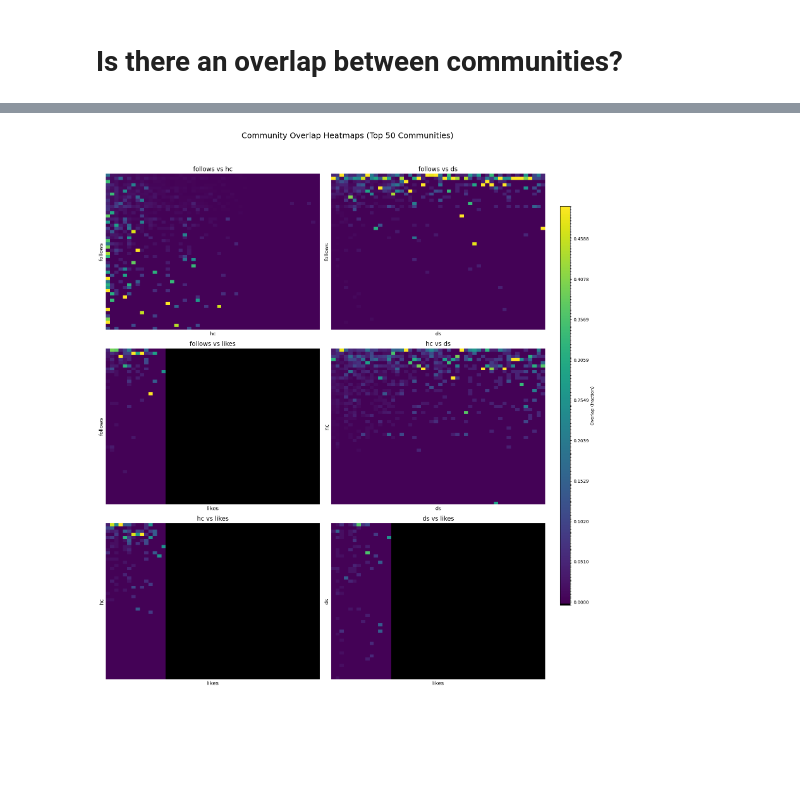
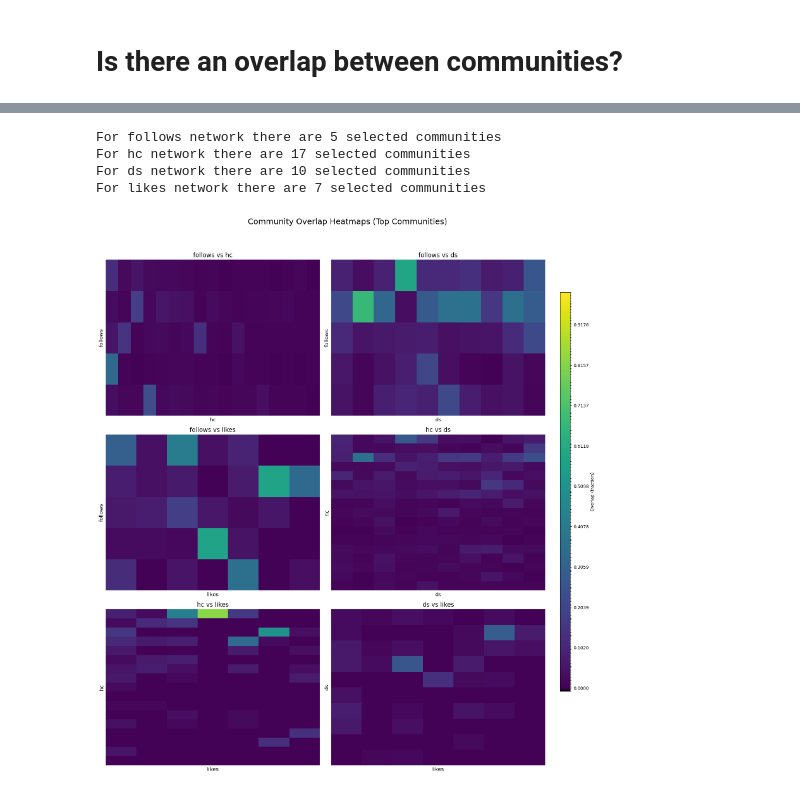
Before and after one commit to jbij/Bachelor, a Jupyter notebook: stats.ipynb, the cells around one changed output, grey strips where cells are left out. Cells and saved outputs as stored; diff of their text form; code cells hidden in the pictures; blank space fills up the shorter version.

Commit message:
feat:new community detection

```diff
--- a/stats.ipynb
+++ b/stats.ipynb
@@ -1005,20 +895,32 @@ Plotting overlap between 'ds' and 'likes'...
+# %%
+partitions = {
+    'hc': hc_partition,
+    'follows': follows_partition,
+    'ds': ds_partition,
+    'likes': likes_partition,
+}
+
+igraphs = {
+    'follows': follows_igraph,
+    'hc': hc_igraph,
+    'ds': ds_igraph,
+    'likes': likes_igraph,
+}
+# %%
+#selected_comms are already sorted
+selected_comms = {}
+for network in partitions.keys():
+    selected_comms[network] = select_top_communities(partitions[network], igraphs[network], coverage_threshold=0.8)
+    print(f"For {network} network there are {len(selected_comms[network])} selected communities")
+# %% [output]
+For follows network there are 5 selected communities
+For hc network there are 17 selected communities
+For ds network there are 10 selected communities
+For likes network there are 7 selected communities
 # %%
-import numpy as np
-import matplotlib.pyplot as plt
-import seaborn as sns
-from collections import defaultdict
-from itertools import combinations
-from matplotlib.colors import ListedColormap, BoundaryNorm
-
-# Assuming 'follows_node_to_module', 'hc_partition', 'ds_node_to_module', 'likes_partition',
-# and networks 'follows', 'hc', 'ds', 'likes' are already defined
-
-# Partitions and network sizes
-partitions = {
-    'follows': follows_node_to_module,
-    'hc': hc_partition,
-    'ds': ds_node_to_module,
-    'likes': likes_partition,
+community_sets = {
+    name: {i: set(members) for i, (_, members) in enumerate(comms)}
+    for name, comms in selected_comms.items()
 }
 
 network_sizes = {
@@ -1028,32 +930,22 @@ network_sizes = {
     'likes': likes.number_of_nodes(),
 }
 
-# Get top N communities by size
-def get_top_communities(partition, top_n=50):
-    communities = defaultdict(set)
-    for node, comm in partition.items():
-        communities[comm].add(node)
-    top = sorted(communities.items(), key=lambda x: len(x[1]), reverse=True)[:top_n]
-    return {i: nodes for i, (_, nodes) in enumerate(top)}
+def compute_percentage_overlap_matrix(comm_a, comm_b):
+    matrix = np.full((len(comm_a), len(comm_b)), -1.0)  # Use -1 to represent empty community overlap
 
-community_sets = {name: get_top_communities(part) for name, part in partitions.items()}
-
-# Compute percentage overlap matrix with -1 for empty communities
-def compute_percentage_overlap_matrix(comm_a, comm_b):
-    matrix = np.full((50, 50), -1.0)  # Use -1 to represent empty community overlap
-    for i in range(50):
+    for i in range(len(comm_a)):
         nodes_a = comm_a.get(i, set())
         if not nodes_a:
             continue
-        for j in range(50):
+        for j in range(len(comm_b)):
             nodes_b = comm_b.get(j, set())
             if not nodes_b:
                 continue
             intersection = nodes_a & nodes_b
             matrix[i, j] = len(intersection) / len(nodes_a)
+
     return matrix
 
-# Generate matrices
 network_names = list(community_sets.keys())
 overlap_matrices = {}
 
@@ -1064,7 +956,6 @@ for i in range(len(network_names)):
         matrix = compute_percentage_overlap_matrix(community_sets[smaller], community_sets[larger])
         overlap_matrices[(smaller, larger)] = matrix
 
-# Helper to safely retrieve overlap matrix and orient correctly
 def get_overlap_matrix_safe(overlap_matrices, net_a, net_b):
     key = (net_a, net_b)
     reverse_key = (net_b, net_a)
@@ -1075,14 +966,12 @@ def get_overlap_matrix_safe(overlap_matrices, net_a, net_b):
     else:
         raise KeyError(f"No overlap matrix found for networks: {net_a} and {net_b}")
 
-# Create custom colormap: black for -1, then viridis
 viridis = sns.color_palette("viridis", as_cmap=True)
 colors = ["black"] + [viridis(x) for x in np.linspace(0, 1, 256)]
 cmap = ListedColormap(colors)
-bounds = [-1.1, -0.00001] + list(np.linspace(0, 0.5, 256))
+bounds = [-1.1, -0.00001] + list(np.linspace(0, 1, 256))
 norm = BoundaryNorm(bounds, cmap.N)
 
-# Function to plot one overlap matrix
 def plot_overlap_matrix_safe(overlap_matrices, net_a, net_b):
     matrix, a, b = get_overlap_matrix_safe(overlap_matrices, net_a, net_b)
     plt.figure(figsize=(10, 8))
@@ -1093,41 +982,38 @@ def plot_overlap_matrix_safe(overlap_matrices, net_a, net_b):
     plt.tight_layout()
     plt.show()
 
-# Prepare and plot 3x2 grid of overlap matrices
 pairs = list(combinations(network_names, 2))
 n_plots = min(len(pairs), 6)
 fig, axes = plt.subplots(3, 2, figsize=(16, 18))
 axes = axes.flatten()
 
 for idx, (net_a, net_b) in enumerate(pairs[:6]):
     try:
         matrix, a, b = get_overlap_matrix_safe(overlap_matrices, net_a, net_b)
         ax = axes[idx]
         sns.heatmap(
             matrix,
             ax=ax,
             cmap=cmap,
             norm=norm,
             cbar=False,
             xticklabels=False,
             yticklabels=False
         )
         ax.set_title(f"{a} vs {b}", fontsize=14)
         ax.set_xlabel(f"{b}", fontsize=12)
         ax.set_ylabel(f"{a}", fontsize=12)
     except KeyError:
-        print(f"⚠️ No matrix found for: {net_a}, {net_b}")
+        print(f"No matrix found for: {net_a}, {net_b}")
         axes[idx].axis("off")
 
-# Add shared colorbar
 cbar_ax = fig.add_axes([0.92, 0.15, 0.02, 0.7])
 sm = plt.cm.ScalarMappable(cmap=cmap, norm=norm)
 sm.set_array([])
 fig.colorbar(sm, cax=cbar_ax, label="Overlap (fraction)")
 
-# Title and layout
-fig.suptitle("Community Overlap Heatmaps (Top 50 Communities)", fontsize=18)
+fig.suptitle("Community Overlap Heatmaps (Top Communities)", fontsize=18)
 plt.tight_layout(rect=[0, 0, 0.9, 0.95])
 plt.show()
 # %% [output]
-[figure, old version]
+[figure, new version]
```
Also changed, not shown: parts of 31 cells of this notebook.
